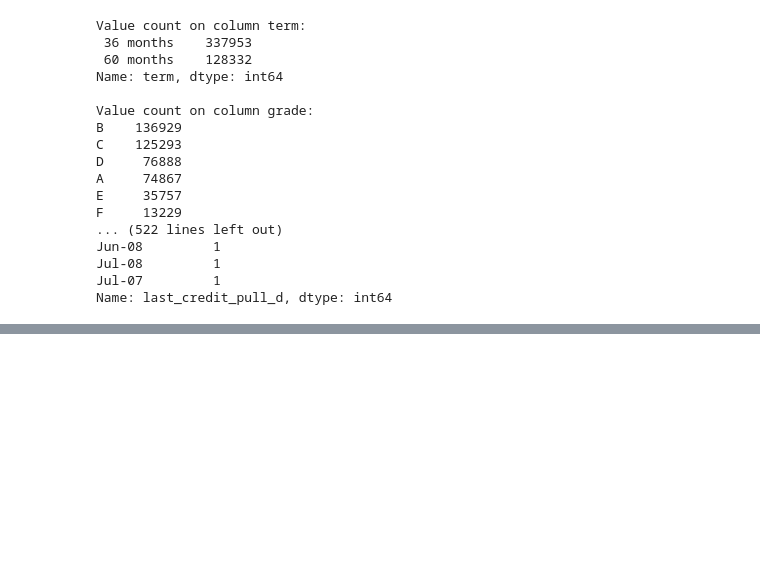
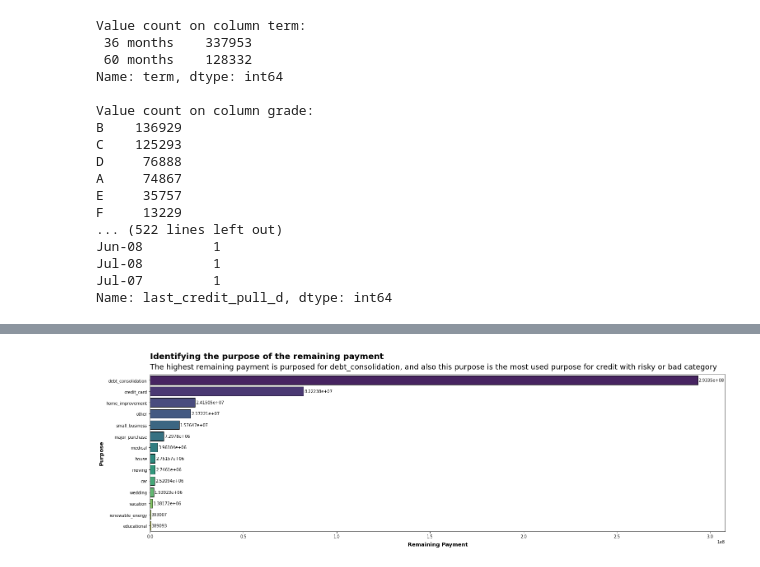
Before and after one commit to Reysadena/Credit-Risk-Analysis-and-Prediction, a Jupyter notebook: Credit_Risk_Analysis.ipynb, the cells around one changed output, grey strips where cells are left out. Saved outputs shown, nothing was run; the diff lists cells and outputs as text; code cells hidden in the pictures; blank space fills up the shorter version.

```diff
--- a/Credit_Risk_Analysis.ipynb
+++ b/Credit_Risk_Analysis.ipynb
@@ -300,0 +360,7 @@ Name: last_credit_pull_d, dtype: int64
+# %%
+b = bd1.groupby(['purpose']).agg({'remain_py':'sum',
+                                    'id':'count'}).reset_index()
+b['%'] = round(b['remain_py']*100/sum(b['remain_py']),2)
+b.columns = ['Purpose','Total Loss', 'Total Applicant','Percentage (%)']
+b = b.sort_values(by = ['Total Loss'], ascending=False)
+b
@@ -300,0 +383,14 @@ Name: last_credit_pull_d, dtype: int64
+# %%
+#visualization
+
+fig,ax = plt.subplots(figsize=(25,7))
+sns.barplot(y= b['Purpose'], x= b['Total Loss'],
+                edgecolor= 'black', palette='viridis', )
+plt.ylabel('Purpose', weight = 'semibold', size=13)
+plt.xlabel('Remaining Payment', labelpad=8, weight='semibold', size=13)
+plt.text(x=1,y=-1.9, s='Identifying the purpose of the remaining payment ', color='black',fontsize=20, weight='semibold')
+plt.text(x=1,y=-1, s='The highest remaining payment is purposed for debt_consolidation, and also this purpose is the most used purpose for credit with risky or bad category', color='black',fontsize=18)
+plt.bar_label(ax.containers[0], padding=2)
+plt.show()
+# %% [output]
+[figure, added]
```
Also changed, not shown: parts of 32 cells of this notebook.
